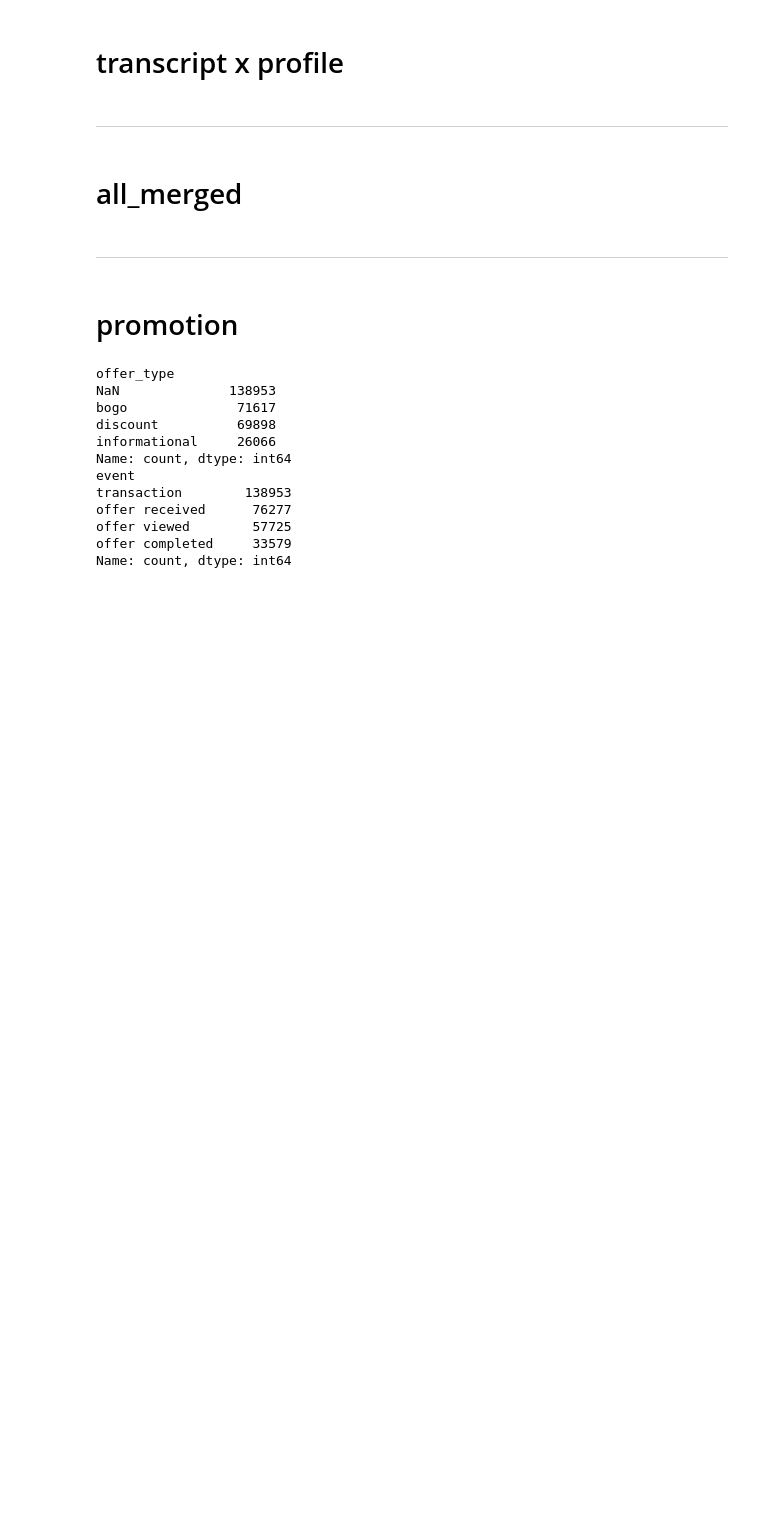
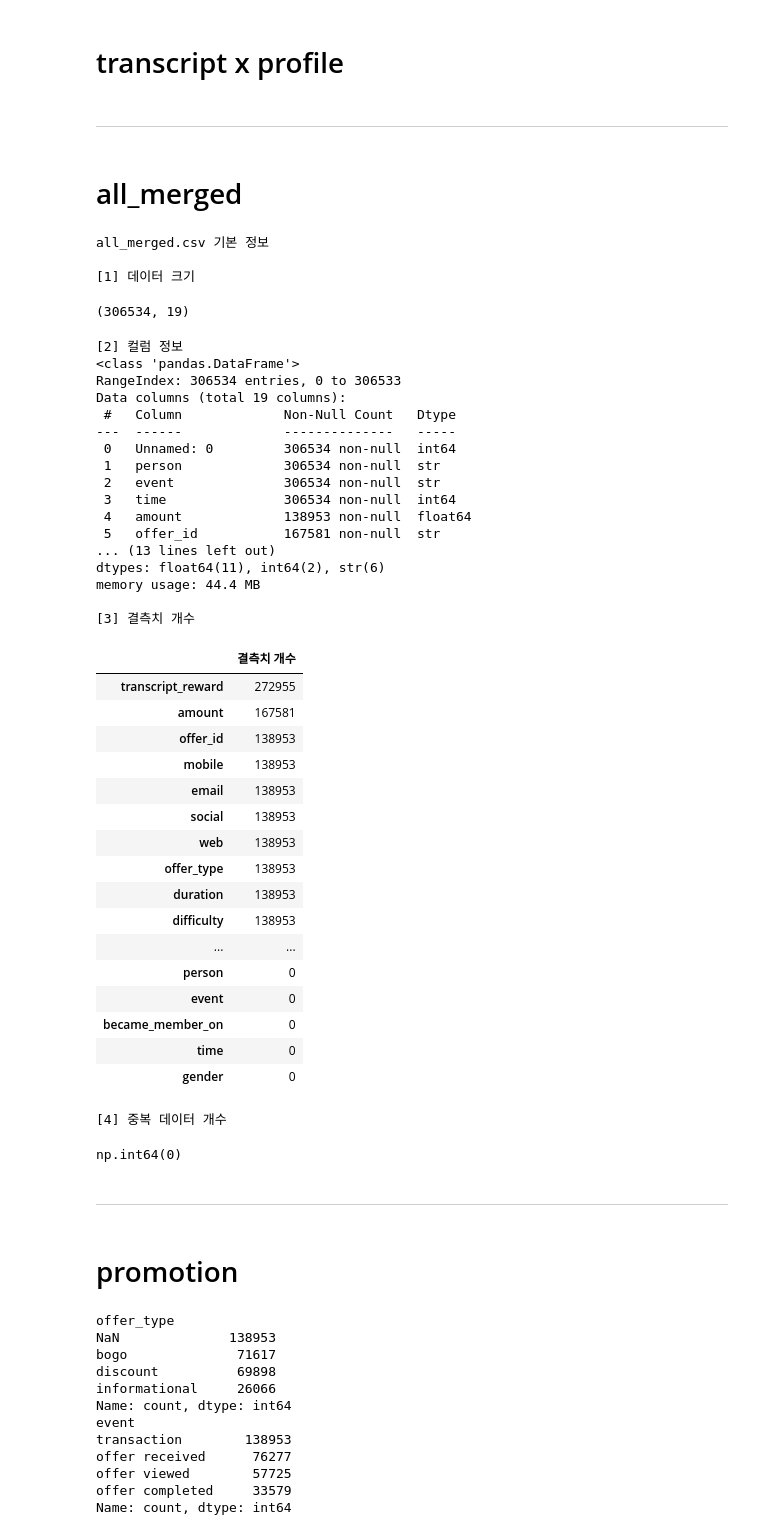
Before and after one commit to yoohengu/marketing_starbucks, a Jupyter notebook: all/01_preprocessing.ipynb, the cells around one changed output. Cells and saved outputs as stored; diff of their text form; code cells hidden in the pictures; blank space fills up the shorter version.

```diff
--- a/all/01_preprocessing.ipynb
+++ b/all/01_preprocessing.ipynb
@@ -30,9 +30,32 @@ print("="*60)
 한글 폰트 설정 완료!
 ============================================================
 # %%
-portfolio = pd.read_csv('../data/portfolio.csv')
-profile = pd.read_csv('../data/profile.csv')
-transcript = pd.read_csv('../data/transcript.csv')
+portfolio = pd.read_csv('../1data/portfolio.csv')
+profile = pd.read_csv('../1data/profile.csv')
+transcript = pd.read_csv('../1data/transcript.csv')
+
+merged = pd.read_csv('../1data/all_merged.csv')
+promotion = pd.read_csv('../1data/promotion_df.csv')
+normal = pd.read_csv('../1data/normal_flow_df.csv')
+# %%
+def check(df, name="Data"):
+    print(f"{name} 기본 정보")
+
+    print("\n[1] 데이터 크기")
+    display(df.shape)
+
+    print("\n[2] 컬럼 정보")
+    df.info()
+
+    print("\n[3] 결측치 개수")
+    display(
+    df.isnull().sum()
+    .sort_values(ascending=False)
+    .to_frame("결측치 개수")
+    )
+
+    print("\n[4] 중복 데이터 개수")
+    display(df.duplicated().sum())
 # %% [markdown]
 ---
 # %% [markdown]
@@ -144,3 +167,46 @@ all_merged_df.to_csv('../data/all_merged.csv', index=False)
+# %%
+check(merged, 'all_merged.csv')
+# %% [output]
+all_merged.csv 기본 정보
+
+[1] 데이터 크기
+(306534, 19)
+[2] 컬럼 정보
+<class 'pandas.DataFrame'>
+RangeIndex: 306534 entries, 0 to 306533
+Data columns (total 19 columns):
+ #   Column             Non-Null Count   Dtype
+---  ------             --------------   -----
+ 0   Unnamed: 0         306534 non-null  int64
+ 1   person             306534 non-null  str
+ 2   event              306534 non-null  str
+ 3   time               306534 non-null  int64
+ 4   amount             138953 non-null  float64
+ 5   offer_id           167581 non-null  str
+... (13 lines left out)
+dtypes: float64(11), int64(2), str(6)
+memory usage: 44.4 MB
+
+[3] 결측치 개수
+|  | 결측치 개수 |
+| transcript_reward | 272955 |
+| amount | 167581 |
+| offer_id | 138953 |
+| mobile | 138953 |
+| email | 138953 |
+| social | 138953 |
+| web | 138953 |
+| offer_type | 138953 |
+| duration | 138953 |
+| difficulty | 138953 |
+| ... | ... |
+| person | 0 |
+| event | 0 |
+| became_member_on | 0 |
+| time | 0 |
+| gender | 0 |
+[4] 중복 데이터 개수
+np.int64(0)
 # %% [markdown]
 ---
 # %% [markdown]
```
Also changed, not shown: parts of 5 cells of this notebook, 13 other files.
